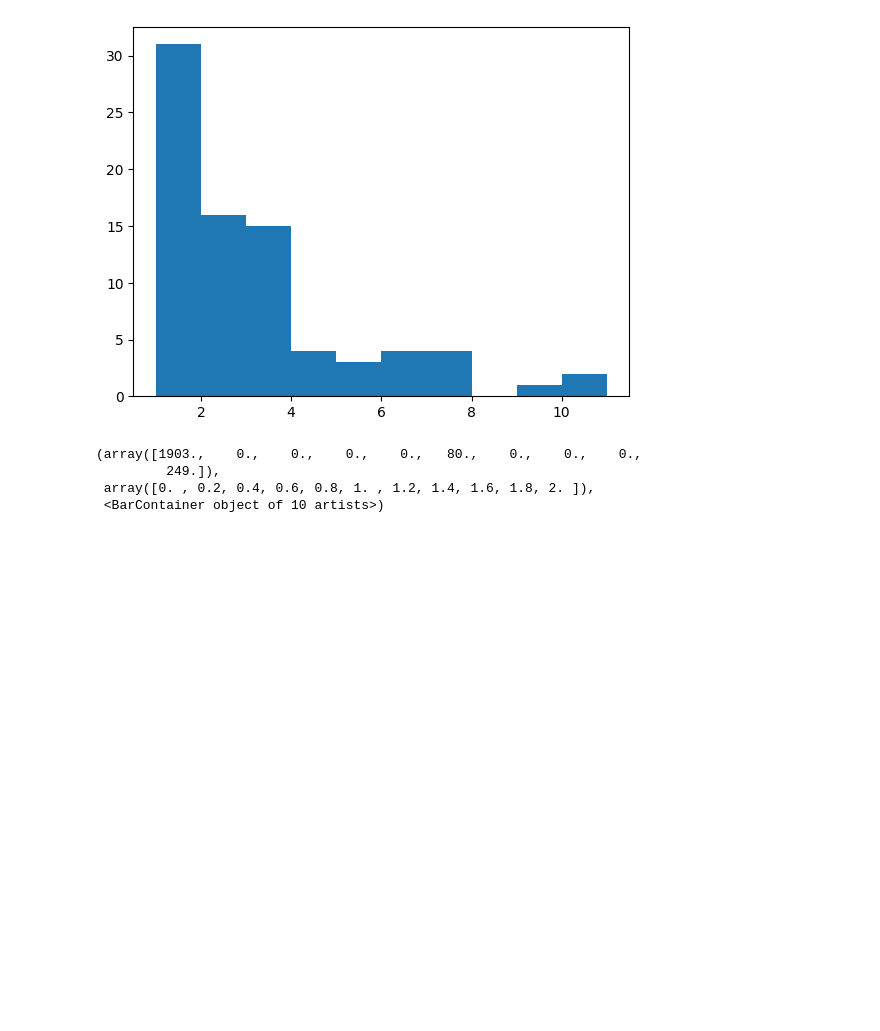
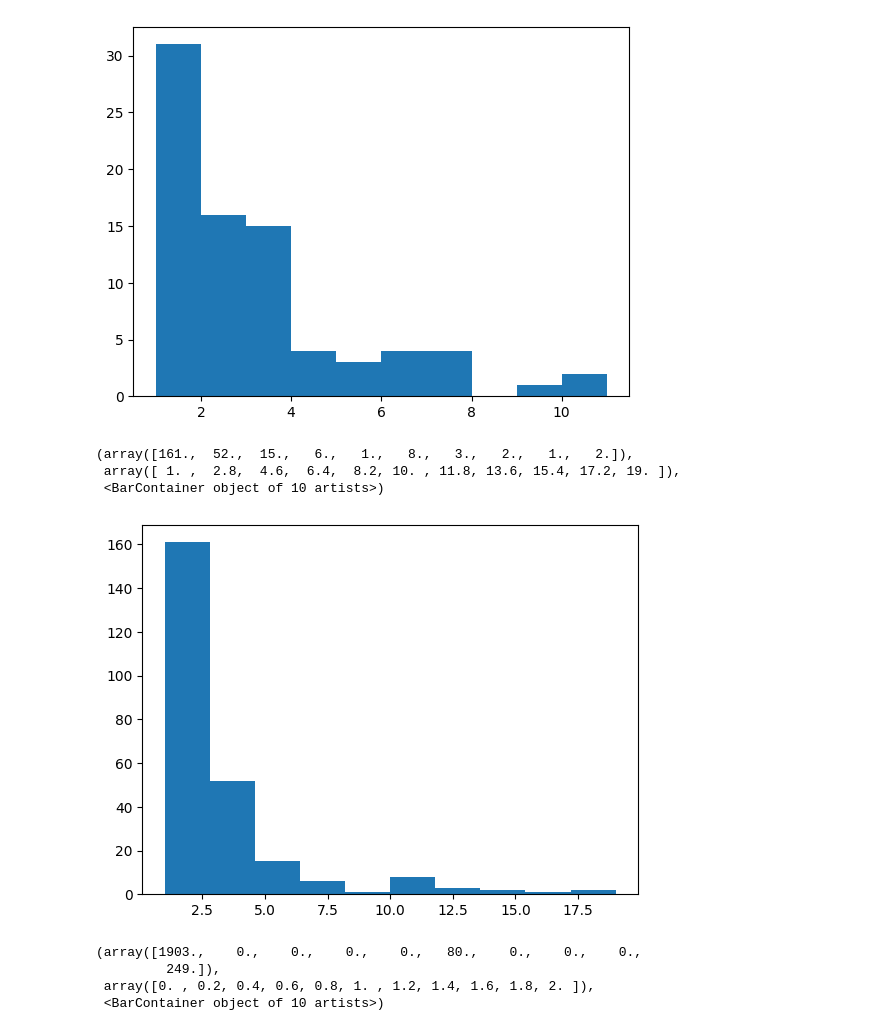
Before and after one commit to ankitajaswal/Cmpe255, a Jupyter notebook: HW1/HW1 Part 2.ipynb, the cells around one changed output. Cells and saved outputs as stored; diff of their text form; code cells hidden in the pictures; blank space fills up the shorter version.

```diff
--- a/HW1/HW1 Part 2.ipynb
+++ b/HW1/HW1 Part 2.ipynb
@@ -966,6 +966,13 @@ plt.hist(df.previous[df.poutcome=="success"])
  array([ 1.,  2.,  3.,  4.,  5.,  6.,  7.,  8.,  9., 10., 11.]),
  <BarContainer object of 10 artists>)
 [figure]
+# %%
+plt.hist(df.previous[df.poutcome=="failure"])
+# %% [output]
+(array([161.,  52.,  15.,   6.,   1.,   8.,   3.,   2.,   1.,   2.]),
+ array([ 1. ,  2.8,  4.6,  6.4,  8.2, 10. , 11.8, 13.6, 15.4, 17.2, 19. ]),
+ <BarContainer object of 10 artists>)
+[figure, added]
 # %%
 plt.hist(df[15])
 # %% [output]
```
